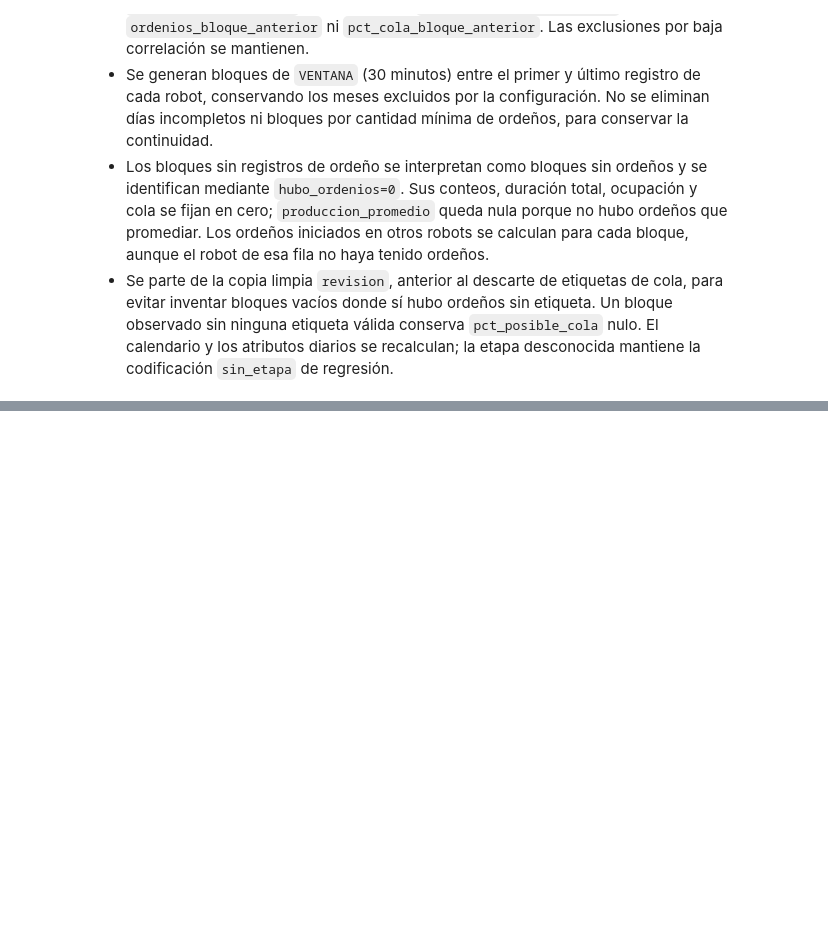
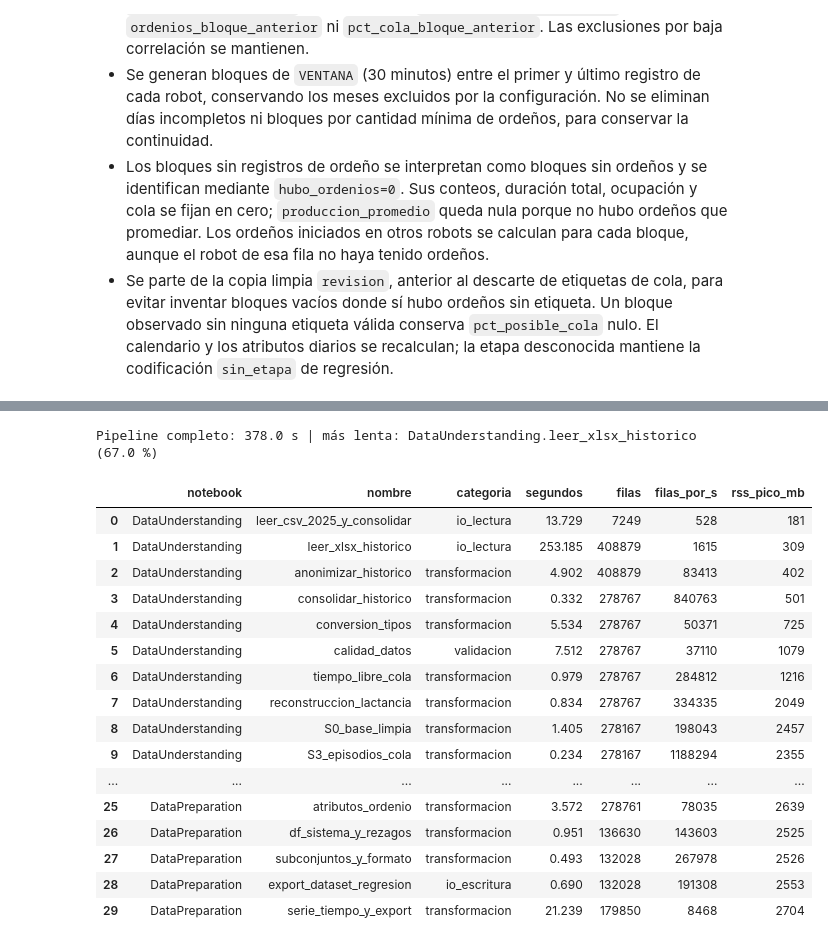
Before and after one commit to kamimartinez/VMS-prediction, a Jupyter notebook: notebooks/data/DataPreparation.ipynb, the cells around one changed output, grey strips where cells are left out. Cells and saved outputs as stored; diff of their text form; code cells hidden in the pictures; blank space fills up the shorter version.

Commit message:
chore: reduce output code from Preparation's performance section

```diff
--- a/notebooks/data/DataPreparation.ipynb
+++ b/notebooks/data/DataPreparation.ipynb
@@ -1679,0 +1998,33 @@ else:
+# %%
+# ==== Reporte de desempeño: DataPreparation ====
+RUTA_PERF = '/content/drive/My Drive/Datos/Desempeno'
+os.makedirs(RUTA_PERF, exist_ok=True)
+
+rep2 = perf.exportar(f"{RUTA_PERF}/desempeno_nb2_{perf.run_id}.json")
+
+print(f"run_id: {rep2['run_id']}")
+print(f"Tiempo pipeline: {rep2['resumen']['segundos_pipeline']} s | "
+      f"etapa más lenta: {rep2['resumen']['etapa_mas_lenta']} "
+      f"({rep2['resumen']['pct_etapa_mas_lenta']} %) | "
+      f"RSS pico: {rep2['resumen']['rss_pico_mb']} MB")
+display(pd.DataFrame(rep2["etapas"])[
+    ["orden", "nombre", "categoria", "segundos", "filas", "filas_por_s", "rss_pico_mb"]])
+# %% [output]
+Pipeline completo: 378.0 s | más lenta: DataUnderstanding.leer_xlsx_historico (67.0 %)
+|  | notebook | nombre | categoria | segundos | filas | filas_por_s | rss_pico_mb |
+| 0 | DataUnderstanding | leer_csv_2025_y_consolidar | io_lectura | 13.729 | 7249 | 528 | 181 |
+| 1 | DataUnderstanding | leer_xlsx_historico | io_lectura | 253.185 | 408879 | 1615 | 309 |
+| 2 | DataUnderstanding | anonimizar_historico | transformacion | 4.902 | 408879 | 83413 | 402 |
+| 3 | DataUnderstanding | consolidar_historico | transformacion | 0.332 | 278767 | 840763 | 501 |
+| 4 | DataUnderstanding | conversion_tipos | transformacion | 5.534 | 278767 | 50371 | 725 |
+| 5 | DataUnderstanding | calidad_datos | validacion | 7.512 | 278767 | 37110 | 1079 |
+| 6 | DataUnderstanding | tiempo_libre_cola | transformacion | 0.979 | 278767 | 284812 | 1216 |
+| 7 | DataUnderstanding | reconstruccion_lactancia | transformacion | 0.834 | 278767 | 334335 | 2049 |
+| 8 | DataUnderstanding | S0_base_limpia | transformacion | 1.405 | 278167 | 198043 | 2457 |
+| 9 | DataUnderstanding | S3_episodios_cola | transformacion | 0.234 | 278167 | 1188294 | 2355 |
+| ... | ... | ... | ... | ... | ... | ... | ... |
+| 25 | DataPreparation | atributos_ordenio | transformacion | 3.572 | 278761 | 78035 | 2639 |
+| 26 | DataPreparation | df_sistema_y_rezagos | transformacion | 0.951 | 136630 | 143603 | 2525 |
+| 27 | DataPreparation | subconjuntos_y_formato | transformacion | 0.493 | 132028 | 267978 | 2526 |
+| 28 | DataPreparation | export_dataset_regresion | io_escritura | 0.690 | 132028 | 191308 | 2553 |
+| 29 | DataPreparation | serie_tiempo_y_export | transformacion | 21.239 | 179850 | 8468 | 2704 |
```
Also changed, not shown: parts of 36 cells of this notebook.
